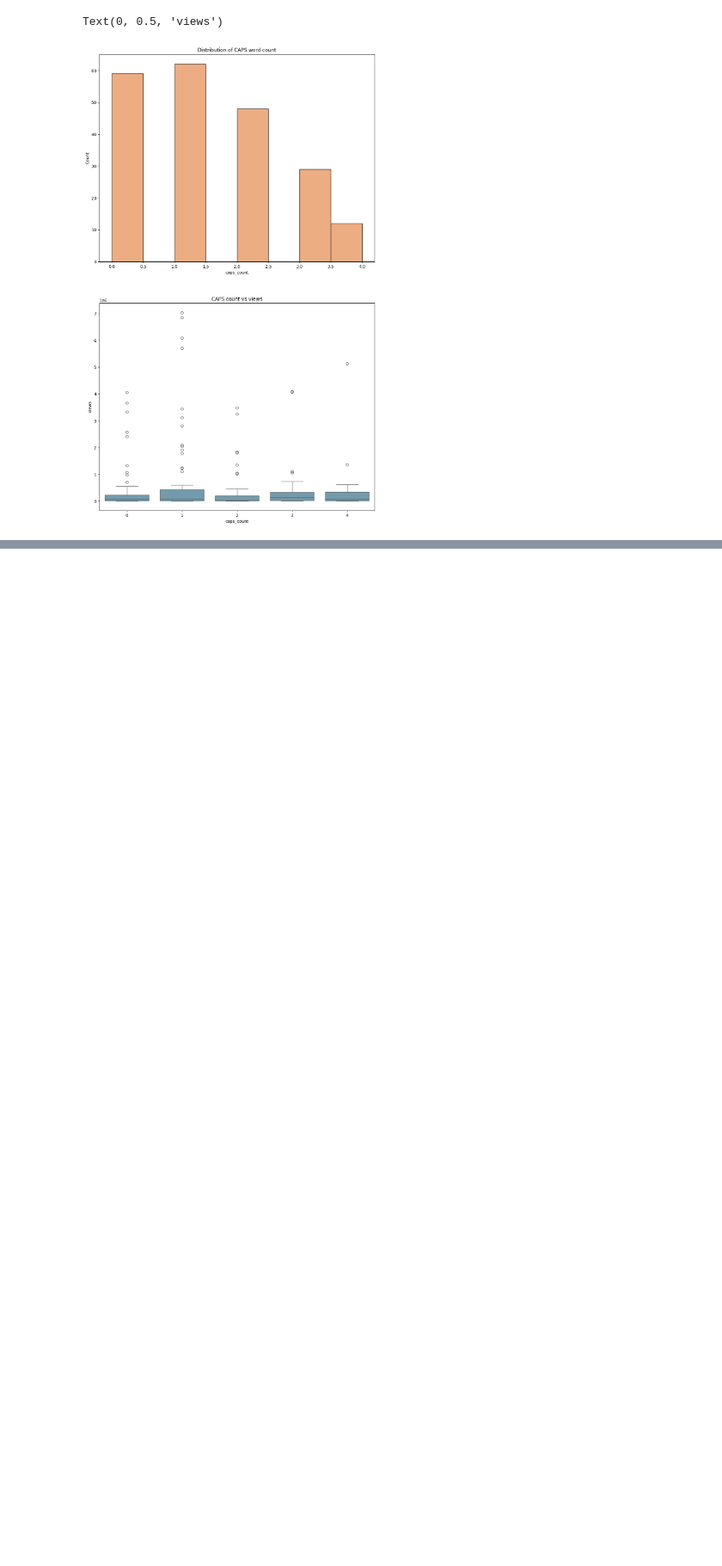
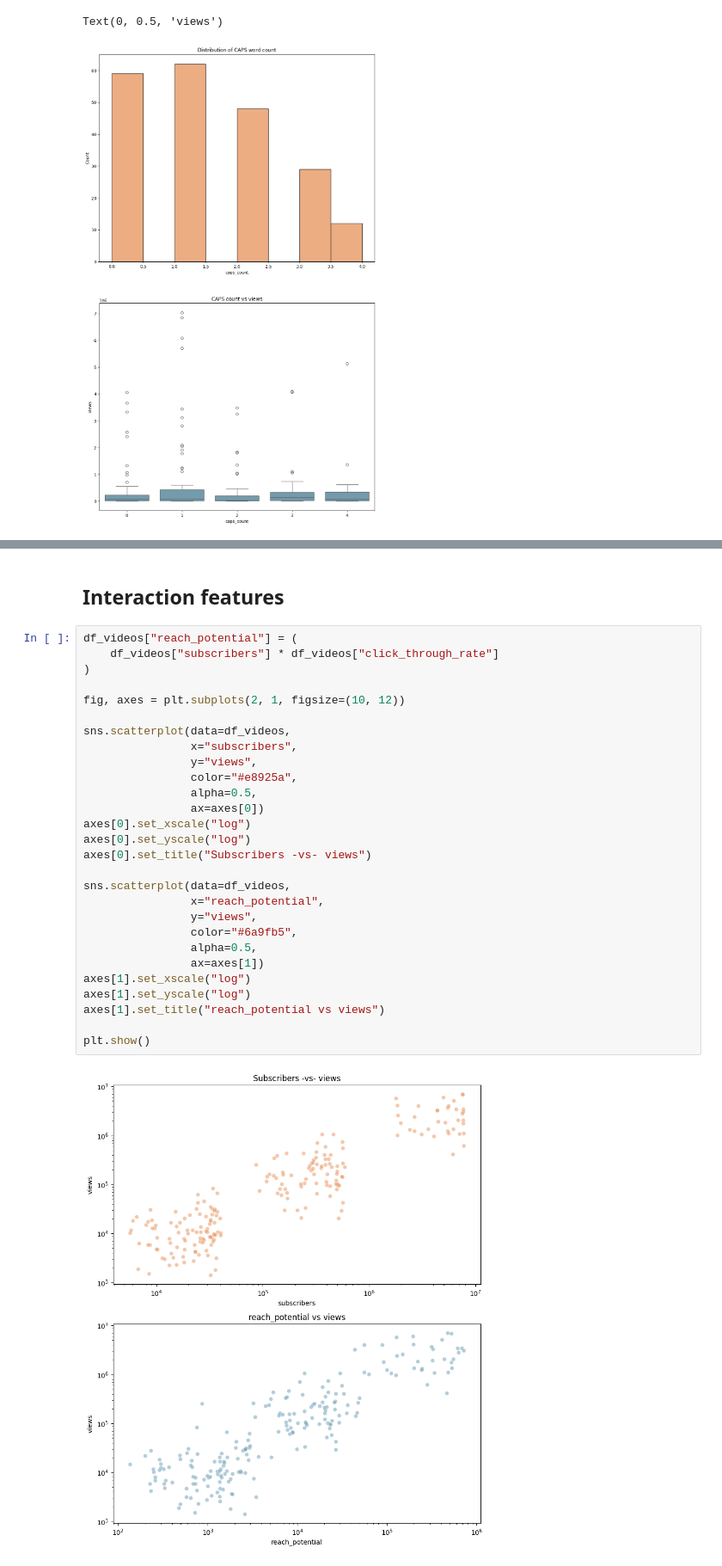
Before and after one commit to atifmmahmud/mahmud_atif_LabTask, a Jupyter notebook: LabTask04/Jun8_Code.ipynb, the cells around one changed output, grey strips where cells are left out. Shown at 86% size. Drawn from its saved outputs; the diff is of its cells as text; blank space fills up the shorter version.

```diff
--- a/LabTask04/Jun8_Code.ipynb
+++ b/LabTask04/Jun8_Code.ipynb
@@ -331,0 +395,32 @@ Text(0, 0.5, 'views')
+# %% [markdown]
+## Interaction features
+# %%
+df_videos["reach_potential"] = (
+    df_videos["subscribers"] * df_videos["click_through_rate"]
+)
+
+fig, axes = plt.subplots(2, 1, figsize=(10, 12))
+
+sns.scatterplot(data=df_videos,
+                x="subscribers",
+                y="views",
+                color="#e8925a",
+                alpha=0.5,
+                ax=axes[0])
+axes[0].set_xscale("log")
+axes[0].set_yscale("log")
+axes[0].set_title("Subscribers -vs- views")
+
+sns.scatterplot(data=df_videos,
+                x="reach_potential",
+                y="views",
+                color="#6a9fb5",
+                alpha=0.5,
+                ax=axes[1])
+axes[1].set_xscale("log")
+axes[1].set_yscale("log")
+axes[1].set_title("reach_potential vs views")
+
+plt.show()
+# %% [output]
+[figure, added]
```
Also changed, not shown: parts of 11 cells of this notebook.
